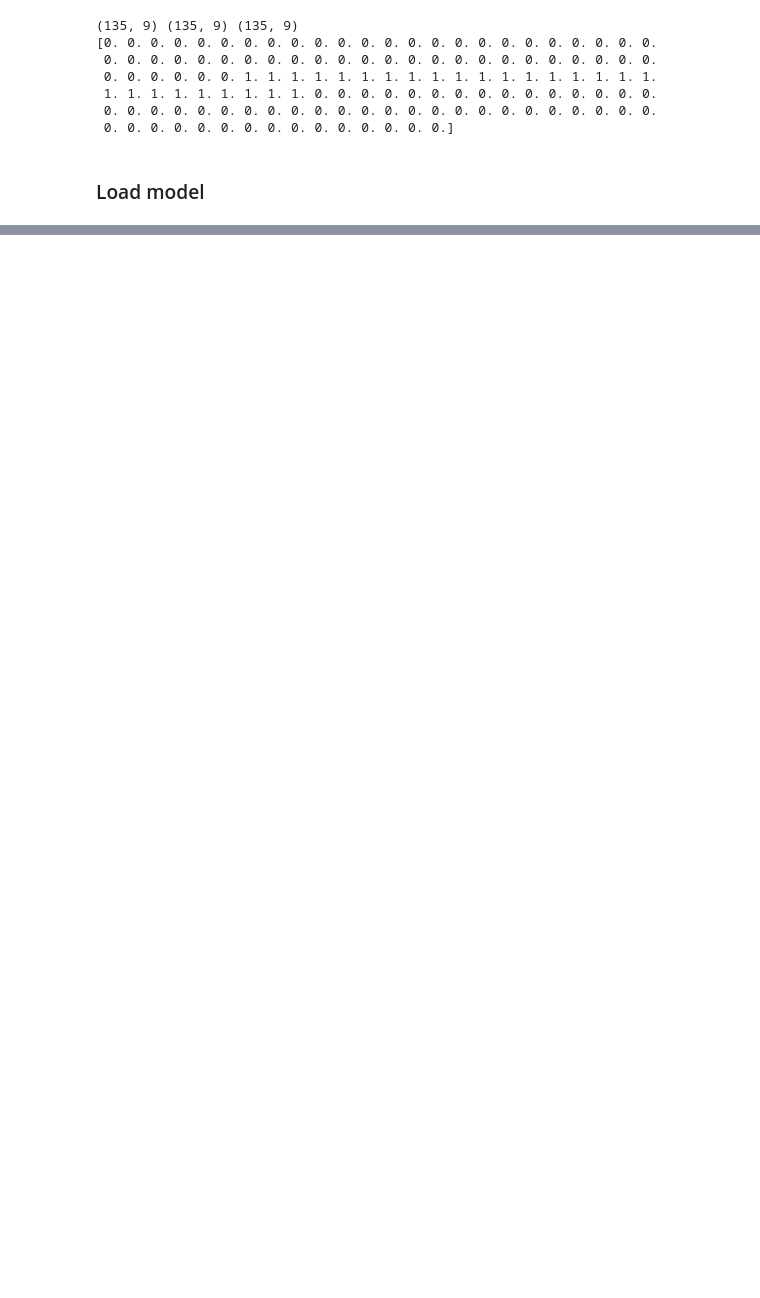
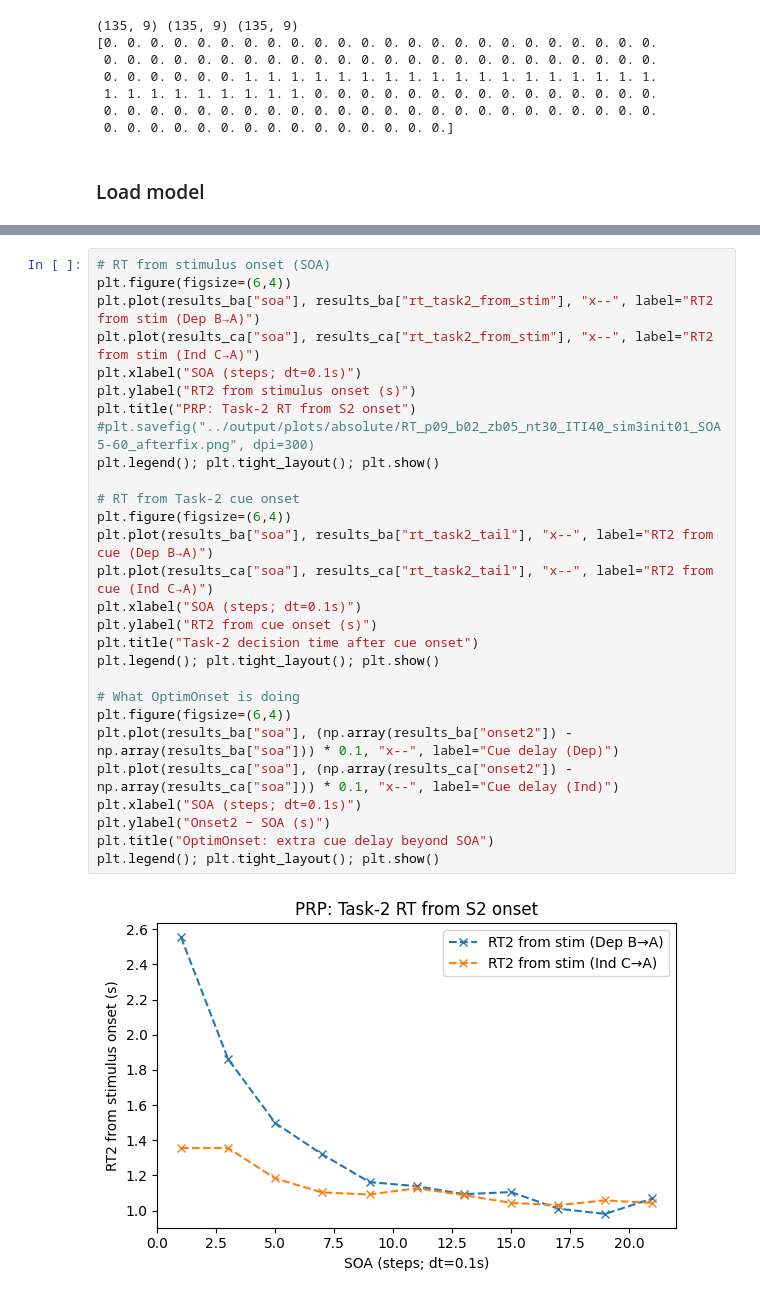
Before and after one commit to acesmeci/prp_model, a Jupyter notebook: notebooks/lca_experiments.ipynb, the cells around one changed output, grey strips where cells are left out. Cells and saved outputs as stored; diff of their text form; blank space fills up the shorter version.

```diff
--- a/notebooks/lca_experiments.ipynb
+++ b/notebooks/lca_experiments.ipynb
@@ -329,0 +670,30 @@ results_ca = sweep_soa(
+# %%
+# RT from stimulus onset (SOA)
+plt.figure(figsize=(6,4))
+plt.plot(results_ba["soa"], results_ba["rt_task2_from_stim"], "x--", label="RT2 from stim (Dep B→A)")
+plt.plot(results_ca["soa"], results_ca["rt_task2_from_stim"], "x--", label="RT2 from stim (Ind C→A)")
+plt.xlabel("SOA (steps; dt=0.1s)")
+plt.ylabel("RT2 from stimulus onset (s)")
+plt.title("PRP: Task-2 RT from S2 onset")
+#plt.savefig("../output/plots/absolute/RT_p09_b02_zb05_nt30_ITI40_sim3init01_SOA5-60_afterfix.png", dpi=300)
+plt.legend(); plt.tight_layout(); plt.show()
+
+# RT from Task-2 cue onset
+plt.figure(figsize=(6,4))
+plt.plot(results_ba["soa"], results_ba["rt_task2_tail"], "x--", label="RT2 from cue (Dep B→A)")
+plt.plot(results_ca["soa"], results_ca["rt_task2_tail"], "x--", label="RT2 from cue (Ind C→A)")
+plt.xlabel("SOA (steps; dt=0.1s)")
+plt.ylabel("RT2 from cue onset (s)")
+plt.title("Task-2 decision time after cue onset")
+plt.legend(); plt.tight_layout(); plt.show()
+
+# What OptimOnset is doing
+plt.figure(figsize=(6,4))
+plt.plot(results_ba["soa"], (np.array(results_ba["onset2"]) - np.array(results_ba["soa"])) * 0.1, "x--", label="Cue delay (Dep)")
+plt.plot(results_ca["soa"], (np.array(results_ca["onset2"]) - np.array(results_ca["soa"])) * 0.1, "x--", label="Cue delay (Ind)")
+plt.xlabel("SOA (steps; dt=0.1s)")
+plt.ylabel("Onset2 − SOA (s)")
+plt.title("OptimOnset: extra cue delay beyond SOA")
+plt.legend(); plt.tight_layout(); plt.show()
+# %% [output]
+[figure, added]
```
Also changed, not shown: parts of 33 cells of this notebook, 7 other files.
